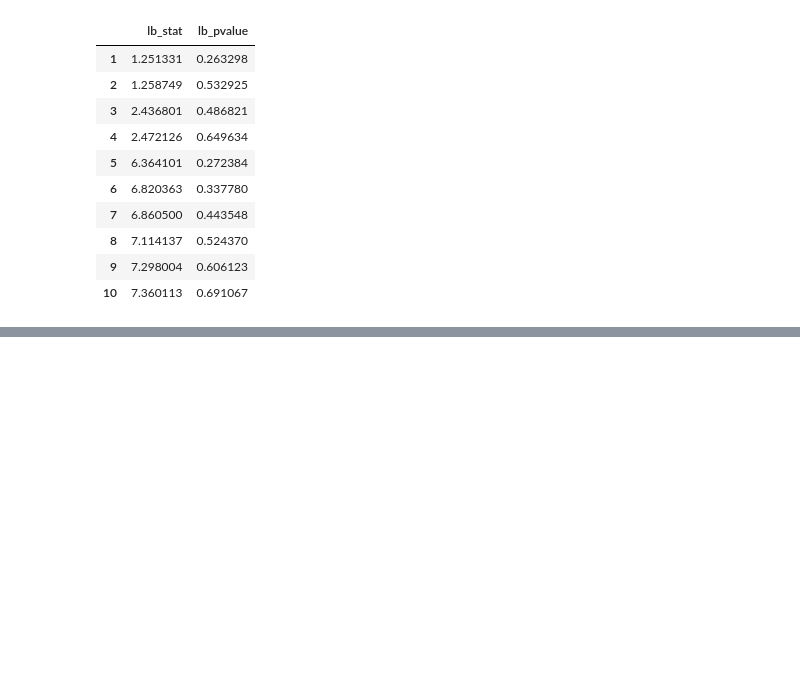
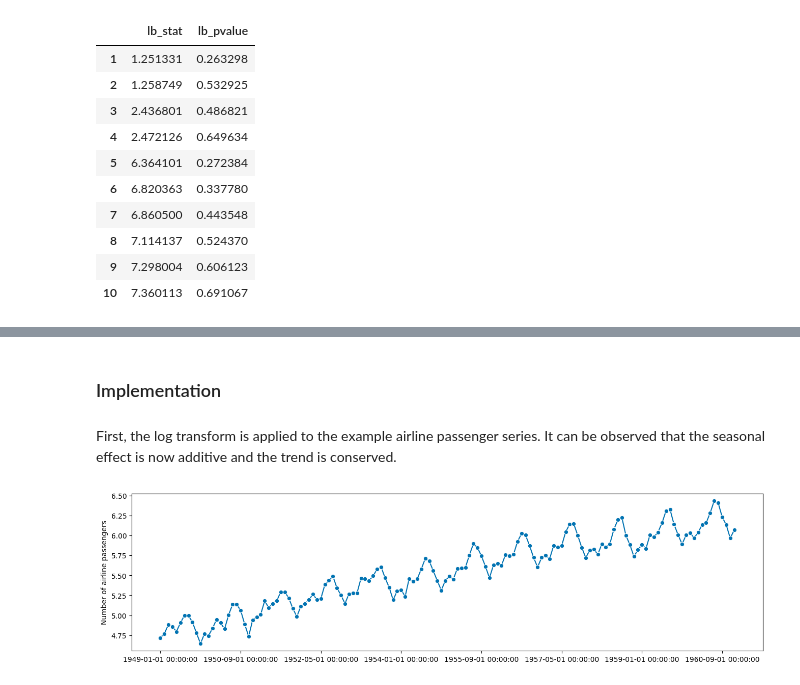
Before and after one commit to marialonsogar/Introduction-to-Time-Series, a Jupyter notebook: lessons/01-Introduction.ipynb, the cells around one changed output, grey strips where cells are left out. Drawn from its saved outputs; the diff is of its cells as text; code cells hidden in the pictures; blank space fills up the shorter version.

```diff
--- a/lessons/01-Introduction.ipynb
+++ b/lessons/01-Introduction.ipynb
@@ -320,0 +416,12 @@ The test statistic for the first lag is 1.251331 and the p-value is 0.263298>0.0
+# %% [markdown]
+### Implementation
+# %% [markdown]
+First, the log transform is applied to the example airline passenger series. It can be observed that the seasonal effect is now additive and the trend is conserved.
+# %%
+# apply log transform to y
+y_log = np.log(y)
+# plot the series
+plot_series(y_log)
+plt.show()
+# %% [output]
+[figure, added]
```
Also changed, not shown: parts of 35 cells of this notebook.
